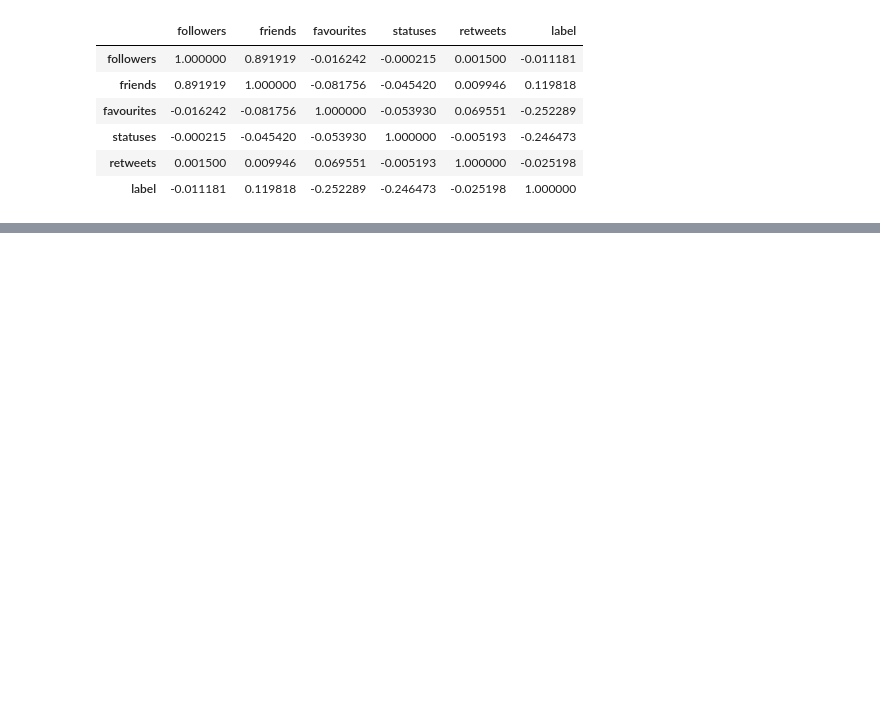
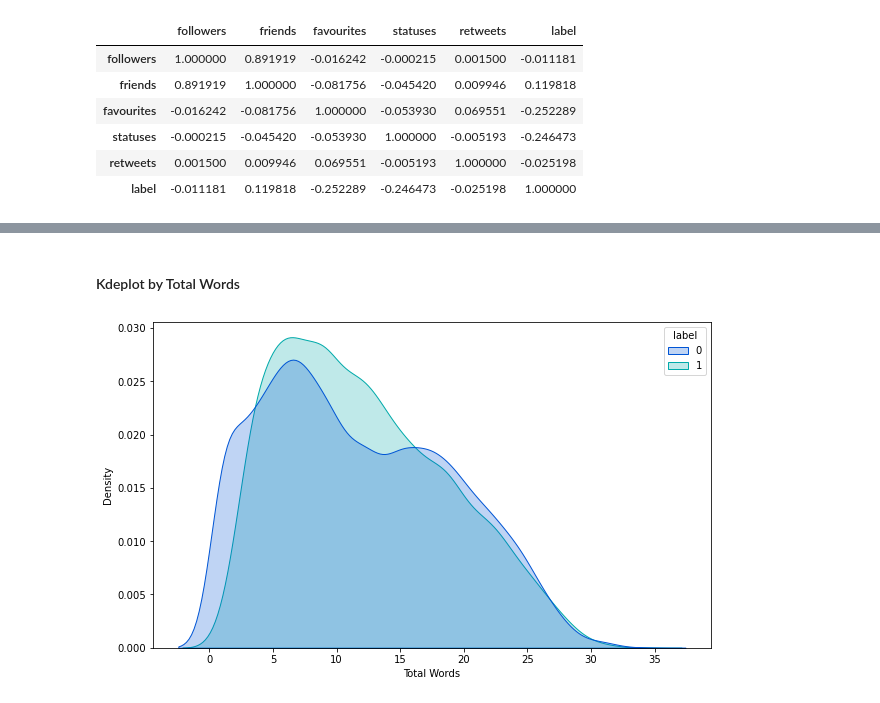
Before and after one commit to The-DigitalAcademy/CT_NLP_Project, a Jupyter notebook: Main_NLP.ipynb, the cells around one changed output, grey strips where cells are left out. Cells and saved outputs as stored; diff of their text form; code cells hidden in the pictures; blank space fills up the shorter version.

```diff
--- a/Main_NLP.ipynb
+++ b/Main_NLP.ipynb
@@ -128,0 +213,11 @@ AttributeError: Can only use .dt accessor with datetimelike values
+# %%
+
+Mental_Health_Twitter_data['Total Words'] = Mental_Health_Twitter_data['post_text'].apply(lambda x: len(x.split()))
+
+def count_total_words(text):
+    char = 0
+    for word in text.split():
+        char += len(word)
+    return char
+
+Mental_Health_Twitter_data['Total Chars'] = Mental_Health_Twitter_data["post_text"].apply(count_total_words)
@@ -128,0 +233,10 @@ AttributeError: Can only use .dt accessor with datetimelike values
+# %% [markdown]
+ #### Kdeplot by Total Words
+# %%
+
+
+plt.figure(figsize = (10, 6))
+sns.kdeplot(x = Mental_Health_Twitter_data['Total Words'], hue= Mental_Health_Twitter_data['label'], palette= 'winter', shade = True)
+plt.show()
+# %% [output]
+[figure, added]
```
Also changed, not shown: parts of 66 cells of this notebook.
